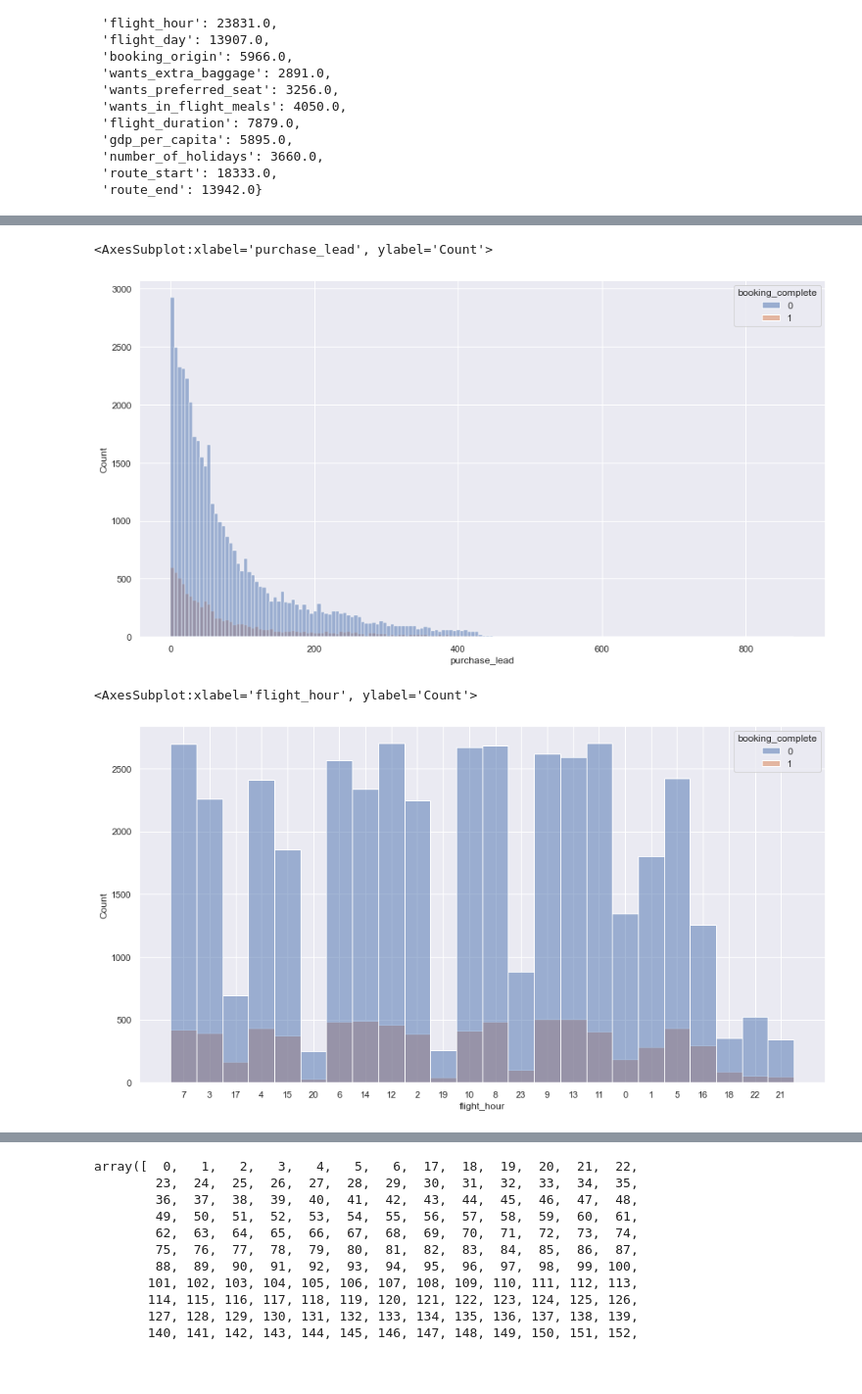
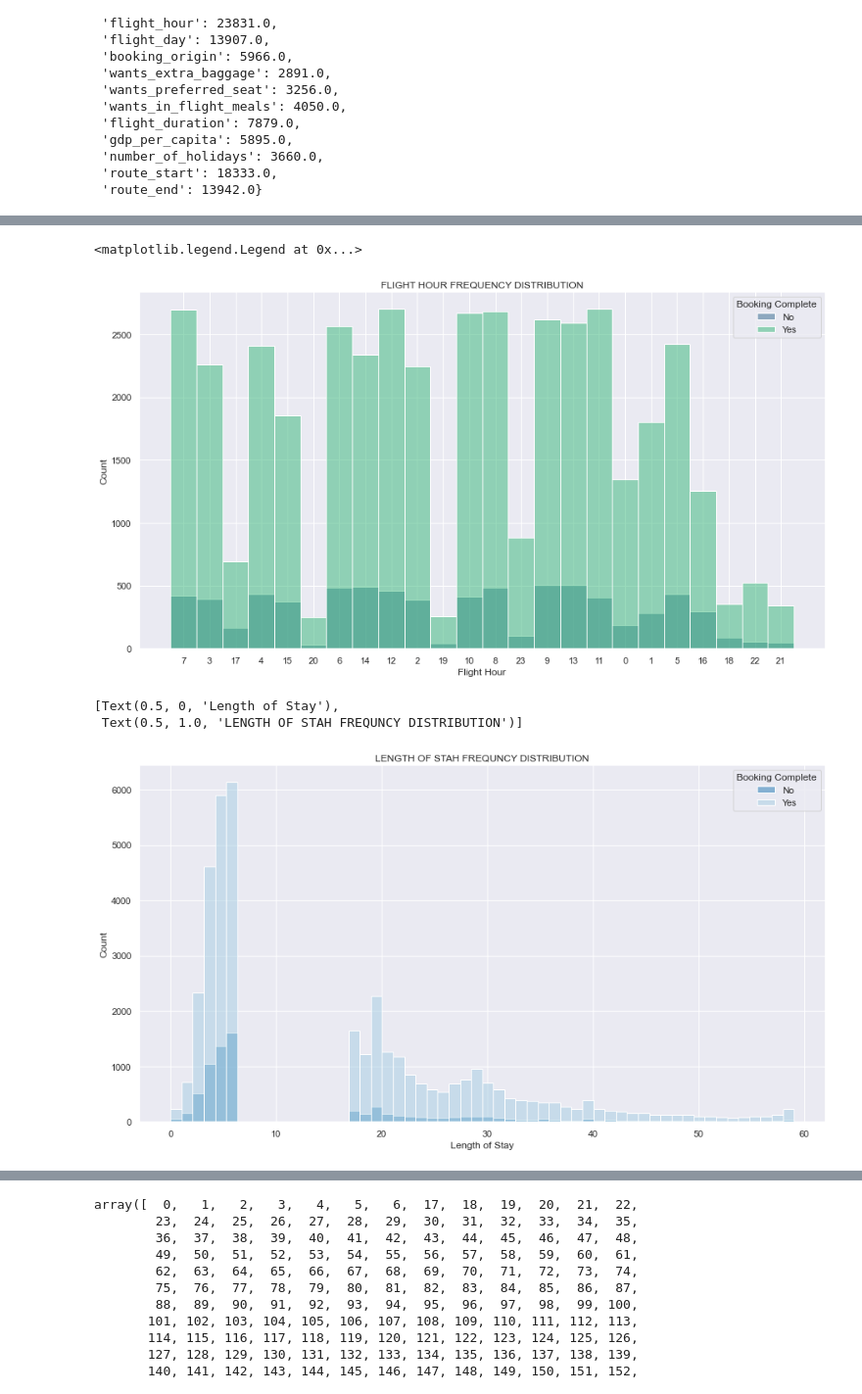
Before and after one commit to nug1209/British_Airways_Virtual-Experience, a Jupyter notebook: Task_2_Customer_Booking_Prediction.ipynb, the cells around one changed output, grey strips where cells are left out. Shown at 98% size. Saved outputs shown, nothing was run; the diff lists cells and outputs as text; code cells hidden in the pictures; blank space fills up the shorter version.

```diff
--- a/Task_2_Customer_Booking_Prediction.ipynb
+++ b/Task_2_Customer_Booking_Prediction.ipynb
@@ -959,0 +957,5 @@ sns.barplot(data=df_feature_imp, x='score', y='feature')
+# %%
+sns.set(rc={'figure.figsize':(10, 3)})
+ax = sns.barplot(data=df_feature_imp, y='score', x='feature')
+ax.set(xlabel='Score', ylabel='Feature', title='FACTORS CONTRIBUTING TO CUSTOMER BUYING BEHAVIOR')
+ax.tick_params(axis='x', rotation=35)
@@ -959,0 +964,8 @@ sns.barplot(data=df_feature_imp, x='score', y='feature')
+# %%
+## Recheck the features with high importance to see if there are visible patterns
+
+sns.set(rc={'figure.figsize':(8, 8)})
+ax = sns.histplot(data=df_copy_unscaled[df_copy_unscaled['purchase_lead'] < 410],
+                  x='purchase_lead', hue='booking_complete', palette='rocket_r')
+ax.set(xlabel='Purchase Lead', title='PURCHASE LEAD FREQUENCY DISTRIBUTION')
+ax.legend(title='Booking Complete', labels=['No', 'Yes'])
@@ -960,12 +975,19 @@ sns.barplot(data=df_feature_imp, x='score', y='feature')
 # %%
 sns.set(rc={'figure.figsize':(15, 8)})
-sns.histplot(data=df_copy_unscaled, x='purchase_lead', hue='booking_complete')
+ax = sns.histplot(data=df_copy_unscaled, x='flight_hour', hue='booking_complete', palette='viridis_r')
+ax.set(xlabel='Flight Hour', title='FLIGHT HOUR FREQUENCY DISTRIBUTION')
+ax.legend(title='Booking Complete', labels=['No', 'Yes'])
 # %% [output]
-<AxesSubplot:xlabel='purchase_lead', ylabel='Count'>
+<matplotlib.legend.Legend at 0x...>
-[figure, old version]
+[figure, new version]
 # %%
 sns.set(rc={'figure.figsize':(15, 8)})
-sns.histplot(data=df_copy_unscaled, x='flight_hour', hue='booking_complete')
+ax = sns.histplot(data=df_copy_unscaled[df_copy_unscaled['length_of_stay'] < 60],
+                  x='length_of_stay', hue='booking_complete', legend=False,
+                  palette='Paired')
+ax.legend(title='Booking Complete', labels=['No', 'Yes'])
+ax.set(xlabel='Length of Stay', title='LENGTH OF STAH FREQUNCY DISTRIBUTION')
 # %% [output]
-<AxesSubplot:xlabel='flight_hour', ylabel='Count'>
+[Text(0.5, 0, 'Length of Stay'),
+ Text(0.5, 1.0, 'LENGTH OF STAH FREQUNCY DISTRIBUTION')]
-[figure, old version]
+[figure, new version]
```
Also changed, not shown: parts of 19 cells of this notebook, 1 other file.
